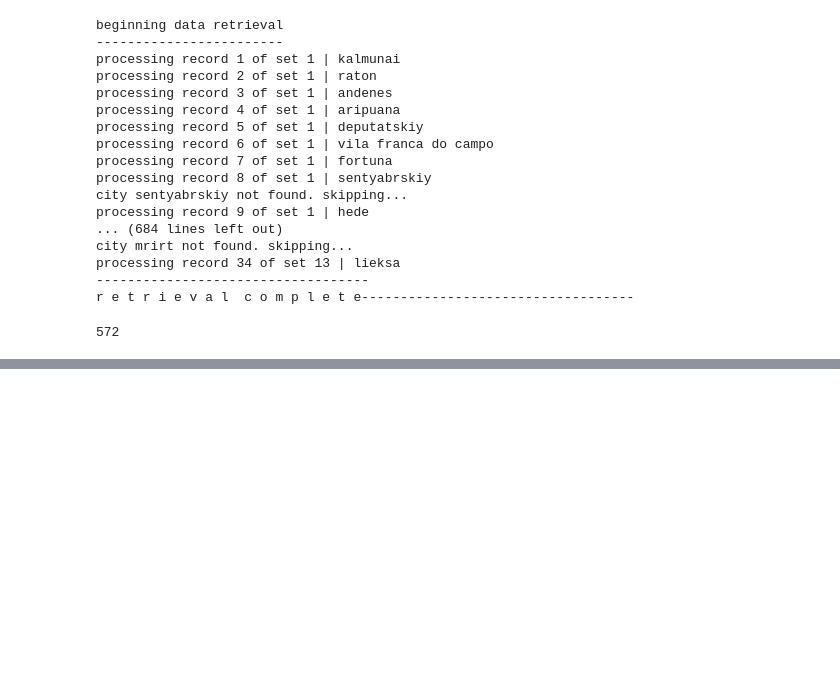
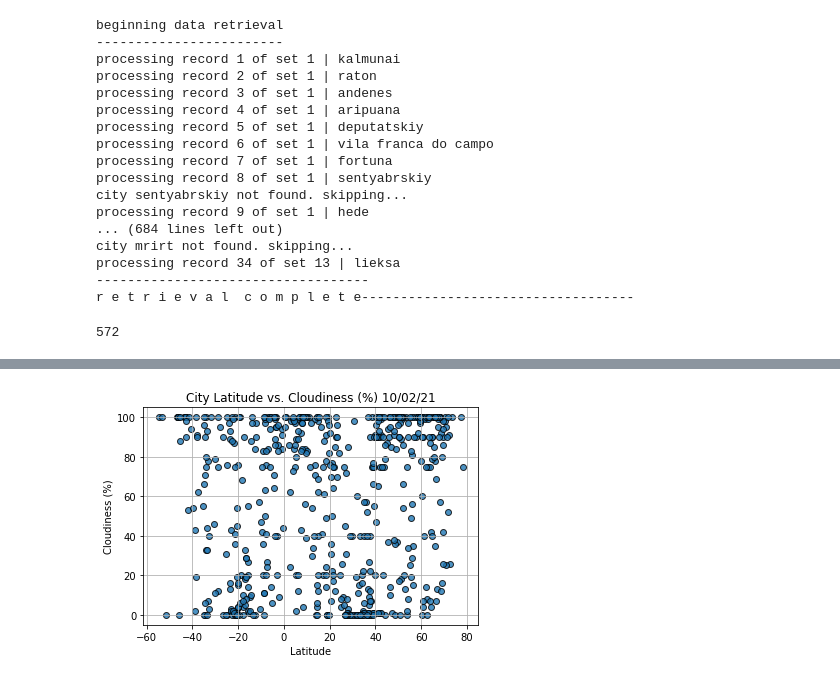
Before and after one commit to chrisagarcia/World-Weather-Analysis, a Jupyter notebook: WeatherPy.ipynb, the cells around one changed output, grey strips where cells are left out. Cells and saved outputs as stored; diff of their text form; code cells hidden in the pictures; blank space fills up the shorter version.

```diff
--- a/WeatherPy.ipynb
+++ b/WeatherPy.ipynb
@@ -168,0 +212,16 @@ city_df.to_csv(output_data_file, index_label="City_ID")
+# %%
+# plotting the lats v cloudiness
+plt.scatter(lats,
+           cloudiness,
+           edgecolor='black', linewidths=1, marker='o',
+           alpha=.8, label='Cities')
+# format graph
+plt.title(f"City Latitude vs. Cloudiness (%) {time.strftime('%x')}")
+plt.ylabel('Cloudiness (%)')
+plt.xlabel('Latitude')
+plt.grid(True)
+
+plt.savefig('weather_data/Fig3.png')
+plt.show()
+# %% [output]
+[figure, added]
```
Also changed, not shown: parts of 18 cells of this notebook, 12 other files.
